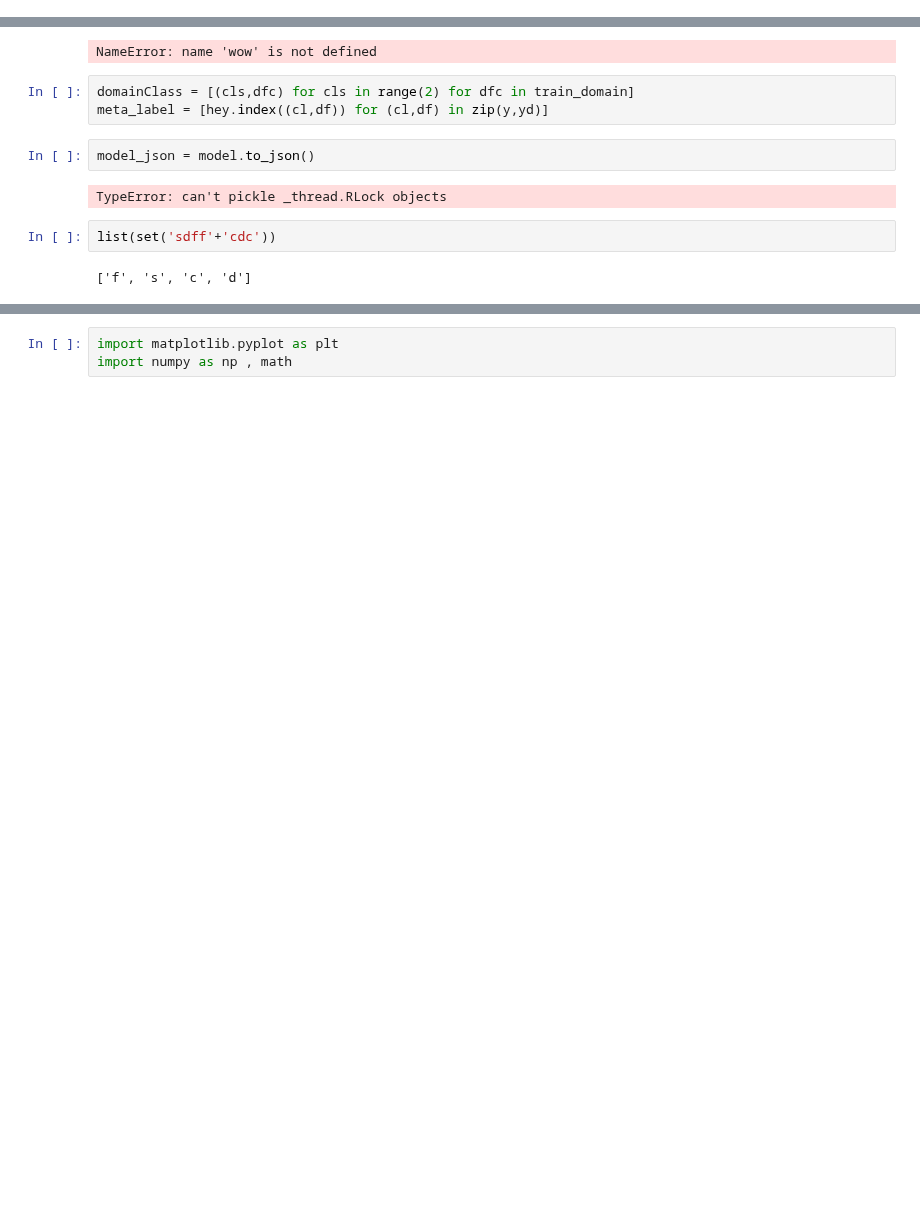
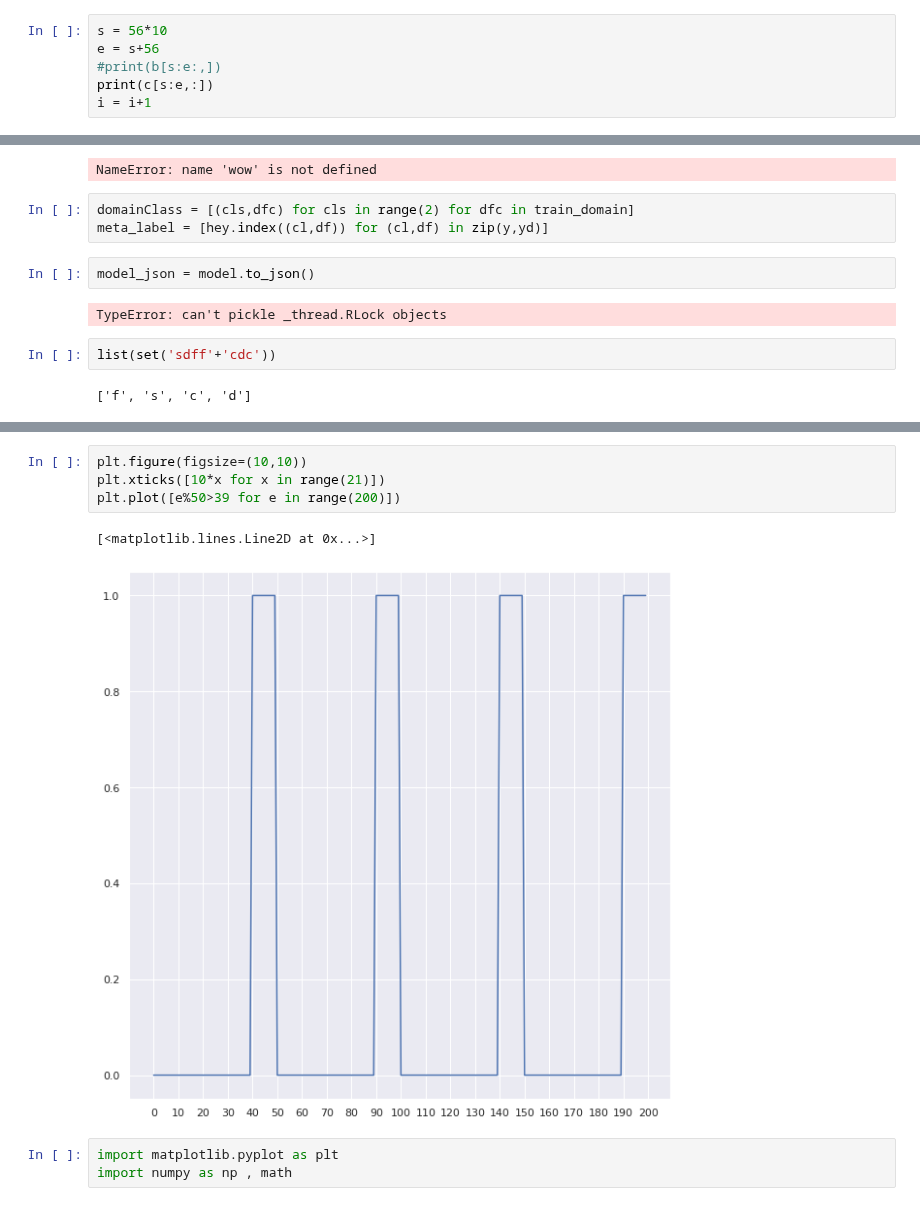
Before and after one commit to IstiaqAnsari/SpectNet, a Jupyter notebook: codes/almost trainer .ipynb, the cells around one changed output, grey strips where cells are left out. Drawn from its saved outputs; the diff is of its cells as text; blank space fills up the shorter version.

```diff
--- a/codes/almost trainer .ipynb
+++ b/codes/almost trainer .ipynb
@@ -250,0 +262,6 @@ Chunk size selected as 63
+# %%
+s = 56*10
+e = s+56
+#print(b[s:e:,])
+print(c[s:e,:])
+i = i+1
@@ -409,3 +450,10 @@ def f_hp_decay(epoch):
+# %%
+plt.figure(figsize=(10,10))
+plt.xticks([10*x for x in range(21)])
+plt.plot([e%50>39 for e in range(200)])
+# %% [output]
+[<matplotlib.lines.Line2D at 0x...>]
+[figure, added]
 # %%
 import matplotlib.pyplot as plt
 import numpy as np , math
```
Also changed, not shown: parts of 14 cells of this notebook, 4 other files.
